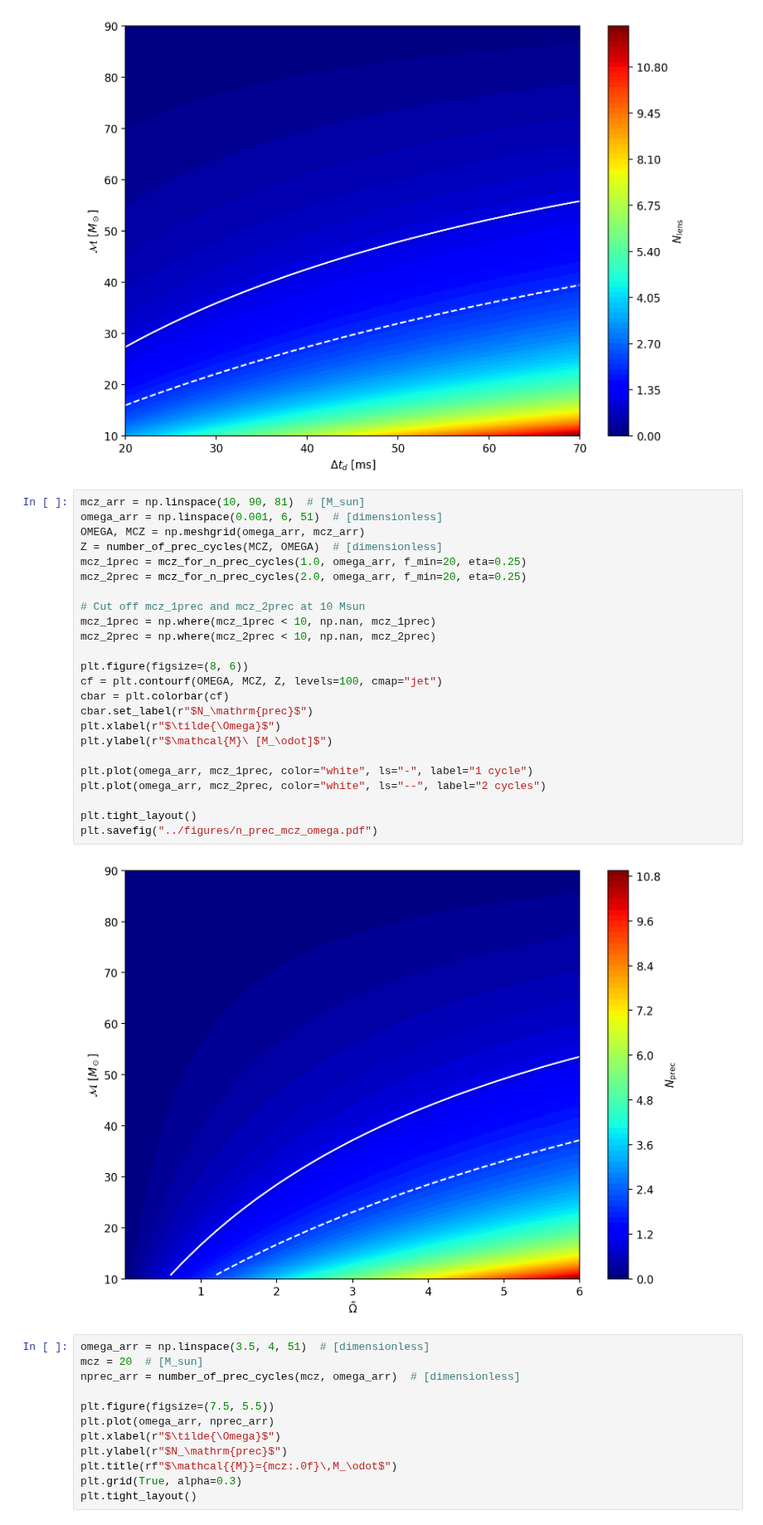
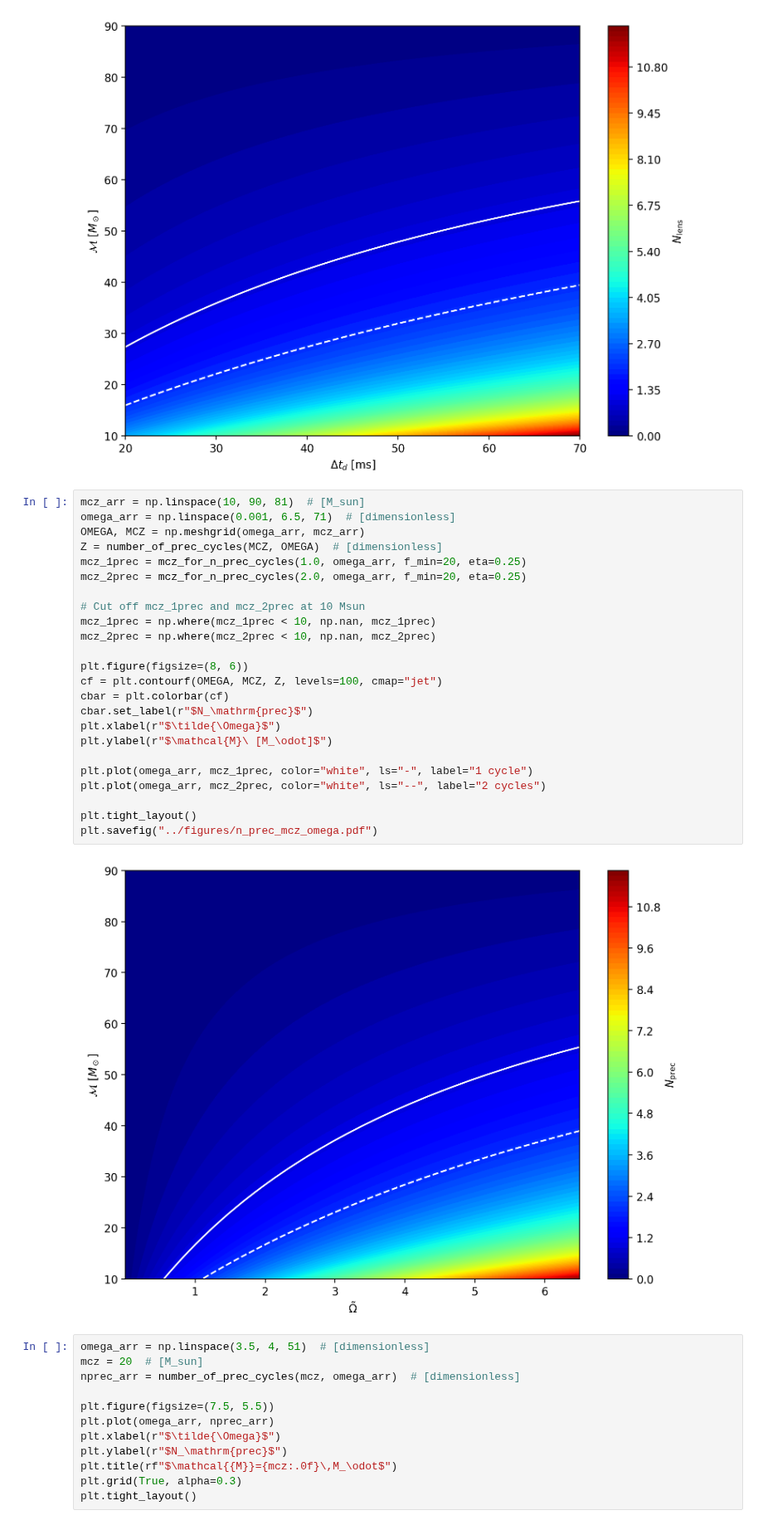
Before and after one commit to fairytien/lensing_and_precession, a Jupyter notebook: notebooks/n_cycles.ipynb, the cells around one changed output. Shown at 83% size. Saved outputs shown, nothing was run; the diff lists cells and outputs as text.

```diff
--- a/notebooks/n_cycles.ipynb
+++ b/notebooks/n_cycles.ipynb
@@ -30,30 +30,30 @@ plt.savefig("../figures/n_lens_mcz_td.pdf")
 [figure]
 # %%
 mcz_arr = np.linspace(10, 90, 81)  # [M_sun]
-omega_arr = np.linspace(0.001, 6, 51)  # [dimensionless]
+omega_arr = np.linspace(0.001, 6.5, 71)  # [dimensionless]
 OMEGA, MCZ = np.meshgrid(omega_arr, mcz_arr)
 Z = number_of_prec_cycles(MCZ, OMEGA)  # [dimensionless]
 mcz_1prec = mcz_for_n_prec_cycles(1.0, omega_arr, f_min=20, eta=0.25)
 mcz_2prec = mcz_for_n_prec_cycles(2.0, omega_arr, f_min=20, eta=0.25)
 
 # Cut off mcz_1prec and mcz_2prec at 10 Msun
 mcz_1prec = np.where(mcz_1prec < 10, np.nan, mcz_1prec)
 mcz_2prec = np.where(mcz_2prec < 10, np.nan, mcz_2prec)
 
 plt.figure(figsize=(8, 6))
 cf = plt.contourf(OMEGA, MCZ, Z, levels=100, cmap="jet")
 cbar = plt.colorbar(cf)
 cbar.set_label(r"$N_\mathrm{prec}$")
 plt.xlabel(r"$\tilde{\Omega}$")
 plt.ylabel(r"$\mathcal{M}\ [M_\odot]$")
 
 plt.plot(omega_arr, mcz_1prec, color="white", ls="-", label="1 cycle")
 plt.plot(omega_arr, mcz_2prec, color="white", ls="--", label="2 cycles")
 
 plt.tight_layout()
 plt.savefig("../figures/n_prec_mcz_omega.pdf")
 # %% [output]
-[figure, old version]
+[figure, new version]
 # %%
 omega_arr = np.linspace(3.5, 4, 51)  # [dimensionless]
 mcz = 20  # [M_sun]
```
Also changed, not shown: 4 other files.
